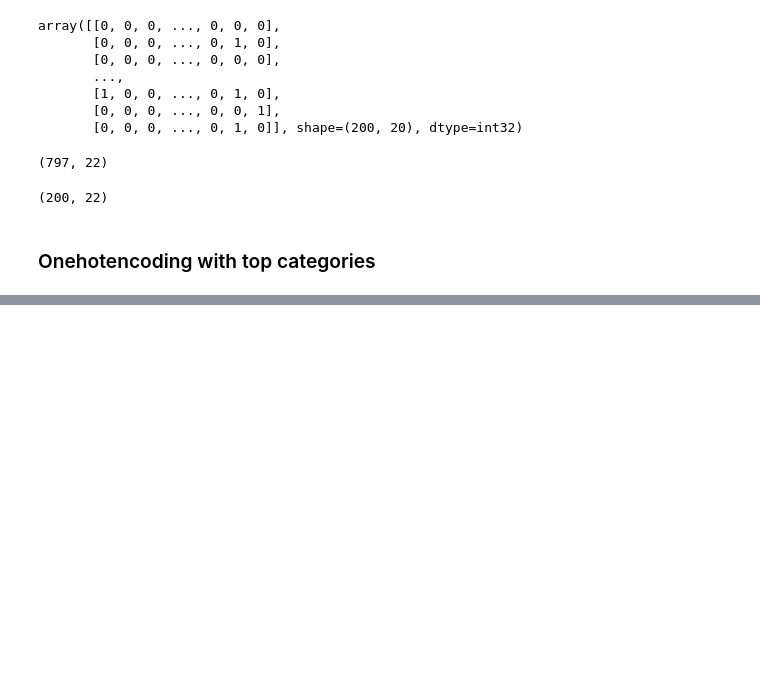
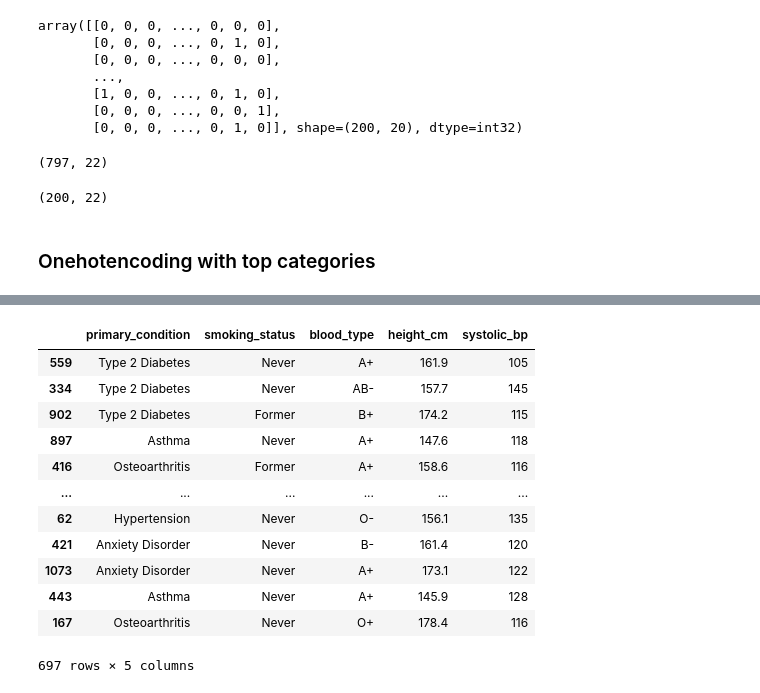
Before and after one commit to ssklpu912-glitch/Data-Science-Professional-summary, a Jupyter notebook: ML_Feature_Transformation_OneHotEncoding.ipynb, the cells around one changed output, grey strips where cells are left out. Saved outputs shown, nothing was run; the diff lists cells and outputs as text; code cells hidden in the pictures; blank space fills up the shorter version.

```diff
--- a/ML_Feature_Transformation_OneHotEncoding.ipynb
+++ b/ML_Feature_Transformation_OneHotEncoding.ipynb
@@ -270,0 +324,3 @@ pd.get_dummies(P_records['primary_condition'].replace(replc, 'uncommon')).astype
+# %%
+Y=P_records[['heart_rate_bpm']]
+Y
@@ -270,0 +341,20 @@ pd.get_dummies(P_records['primary_condition'].replace(replc, 'uncommon')).astype
+# %%
+from sklearn.model_selection import train_test_split
+
+X_train, X_test, Y_train, Y_test=train_test_split(X, Y, test_size=0.3)
+# %%
+X_train
+# %% [output]
+|  | primary_condition | smoking_status | blood_type | height_cm | systolic_bp |
+| 559 | Type 2 Diabetes | Never | A+ | 161.9 | 105 |
+| 334 | Type 2 Diabetes | Never | AB- | 157.7 | 145 |
+| 902 | Type 2 Diabetes | Former | B+ | 174.2 | 115 |
+| 897 | Asthma | Never | A+ | 147.6 | 118 |
+| 416 | Osteoarthritis | Former | A+ | 158.6 | 116 |
+| ... | ... | ... | ... | ... | ... |
+| 62 | Hypertension | Never | O- | 156.1 | 135 |
+| 421 | Anxiety Disorder | Never | B- | 161.4 | 120 |
+| 1073 | Anxiety Disorder | Never | A+ | 173.1 | 122 |
+| 443 | Asthma | Never | A+ | 145.9 | 128 |
+| 167 | Osteoarthritis | Never | O+ | 178.4 | 116 |
+697 rows × 5 columns
```
Also changed, not shown: parts of 21 cells of this notebook.
